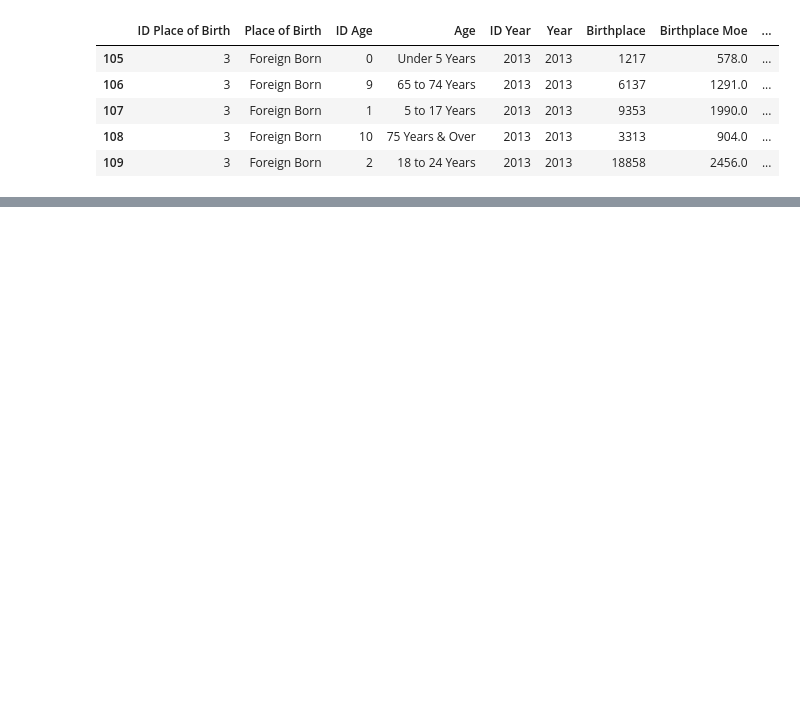
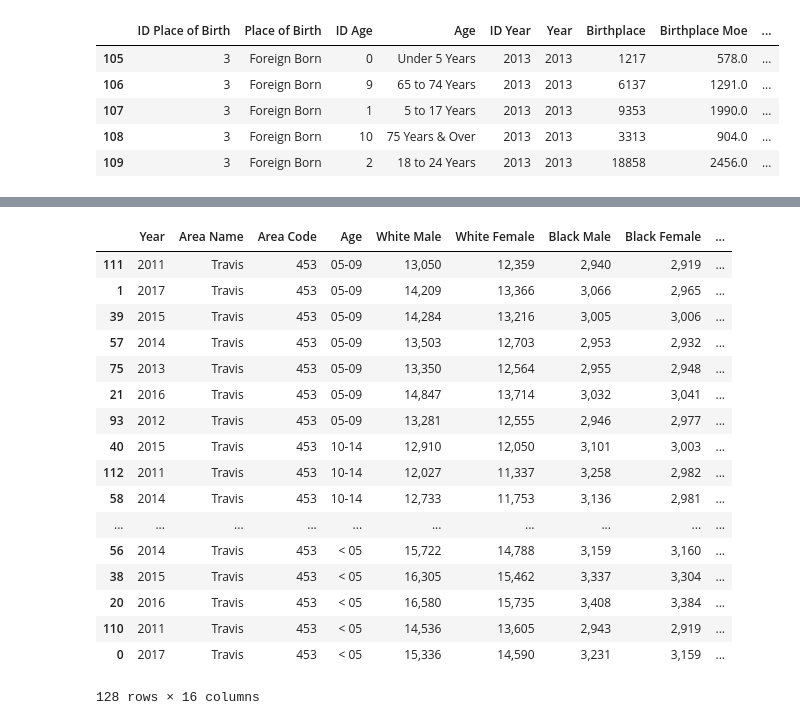
Before and after one commit to aktavern/Project-1, a Jupyter notebook: Project 1 - Data Cleanup Notebook.ipynb, the cells around one changed output, grey strips where cells are left out. Cells and saved outputs as stored; diff of their text form; code cells hidden in the pictures; blank space fills up the shorter version.

```diff
--- a/Project 1 - Data Cleanup Notebook.ipynb
+++ b/Project 1 - Data Cleanup Notebook.ipynb
@@ -104,0 +86,22 @@ wage_by_race[['Race',
+# %%
+demographics.head()
+demographics.sort_values(by="Age")
+# %% [output]
+|  | Year | Area Name | Area Code | Age | White Male | White Female | Black Male | Black Female | ... |
+| 111 | 2011 | Travis | 453 | 05-09 | 13,050 | 12,359 | 2,940 | 2,919 | ... |
+| 1 | 2017 | Travis | 453 | 05-09 | 14,209 | 13,366 | 3,066 | 2,965 | ... |
+| 39 | 2015 | Travis | 453 | 05-09 | 14,284 | 13,216 | 3,005 | 3,006 | ... |
+| 57 | 2014 | Travis | 453 | 05-09 | 13,503 | 12,703 | 2,953 | 2,932 | ... |
+| 75 | 2013 | Travis | 453 | 05-09 | 13,350 | 12,564 | 2,955 | 2,948 | ... |
+| 21 | 2016 | Travis | 453 | 05-09 | 14,847 | 13,714 | 3,032 | 3,041 | ... |
+| 93 | 2012 | Travis | 453 | 05-09 | 13,281 | 12,555 | 2,946 | 2,977 | ... |
+| 40 | 2015 | Travis | 453 | 10-14 | 12,910 | 12,050 | 3,101 | 3,003 | ... |
+| 112 | 2011 | Travis | 453 | 10-14 | 12,027 | 11,337 | 3,258 | 2,982 | ... |
+| 58 | 2014 | Travis | 453 | 10-14 | 12,733 | 11,753 | 3,136 | 2,981 | ... |
+| ... | ... | ... | ... | ... | ... | ... | ... | ... | ... |
+| 56 | 2014 | Travis | 453 | < 05 | 15,722 | 14,788 | 3,159 | 3,160 | ... |
+| 38 | 2015 | Travis | 453 | < 05 | 16,305 | 15,462 | 3,337 | 3,304 | ... |
+| 20 | 2016 | Travis | 453 | < 05 | 16,580 | 15,735 | 3,408 | 3,384 | ... |
+| 110 | 2011 | Travis | 453 | < 05 | 14,536 | 13,605 | 2,943 | 2,919 | ... |
+| 0 | 2017 | Travis | 453 | < 05 | 15,336 | 14,590 | 3,231 | 3,159 | ... |
+128 rows × 16 columns
```
Also changed, not shown: parts of 9 cells of this notebook.
